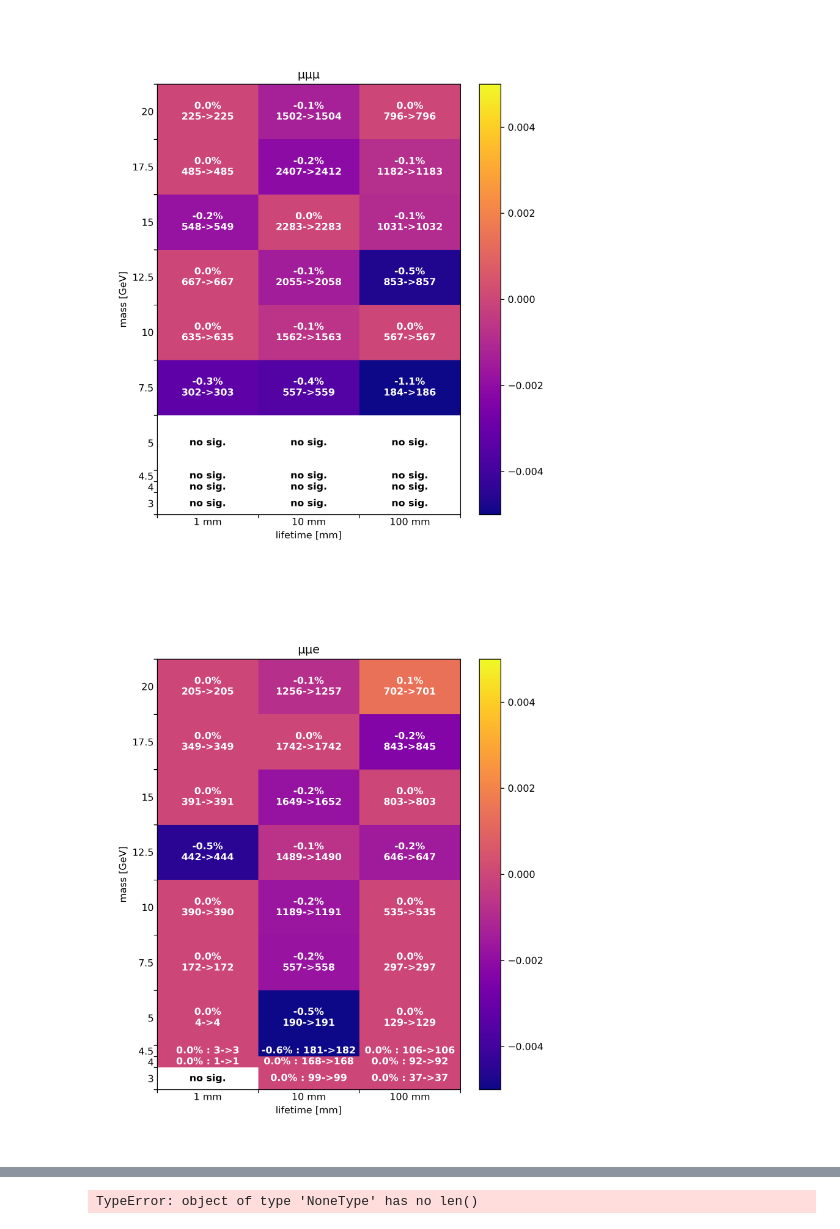
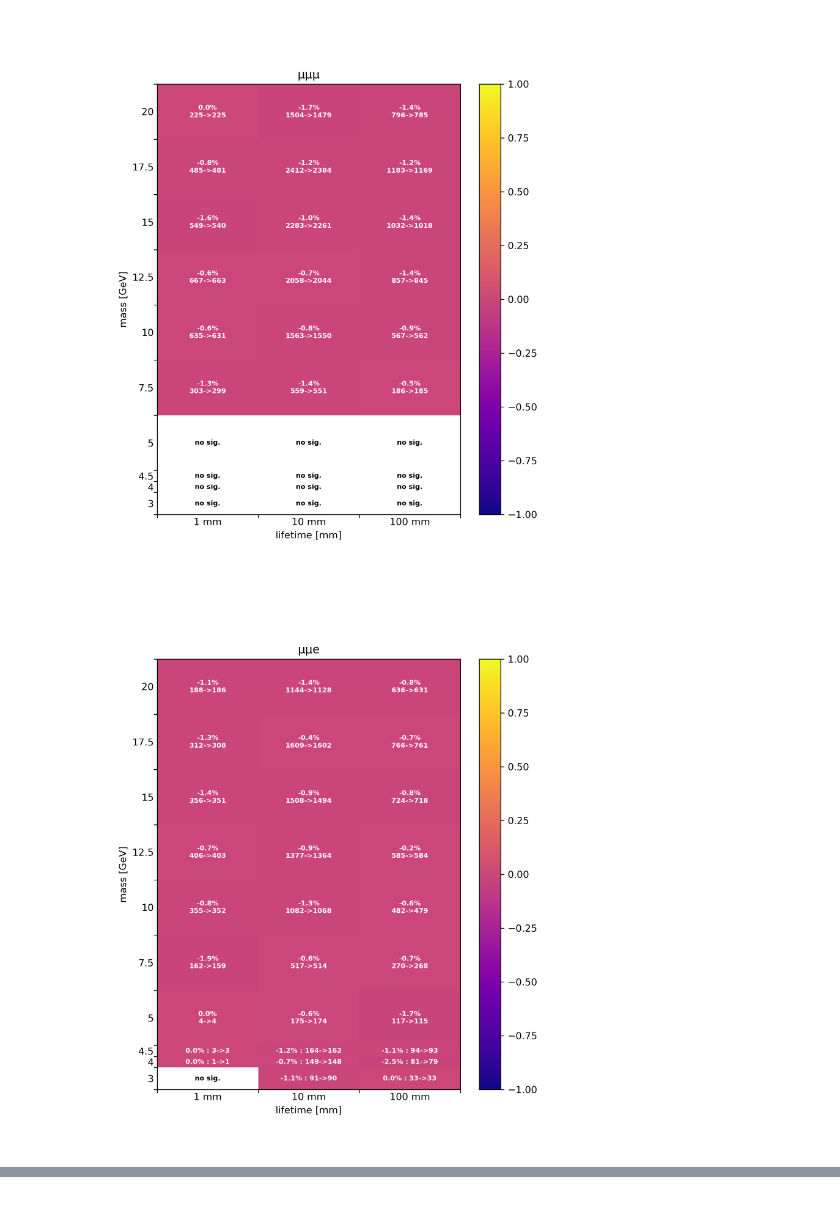
Before and after one commit to robinnewhouse/DHNLAnalysisNotebooks, a Jupyter notebook: ntuple_comparison/compare.ipynb, the cells around one changed output, grey strips where cells are left out. Drawn from its saved outputs; the diff is of its cells as text; code cells hidden in the pictures.

```diff
--- a/ntuple_comparison/compare.ipynb
+++ b/ntuple_comparison/compare.ipynb
@@ -9,6 +9,13 @@ from IPython.display import display, Image
 
 masses = [3, 4, 4.5, 5, 7.5, 10, 12.5, 15, 17.5, 20, 22.5]
 lifetimes = {1:0, 10:1, 100:2}
+
+text_options = {
+    'ha' : 'center',
+    'va' : 'center',
+    'fontweight' : 'bold',
+    'fontsize': 7,
+}
 
 def set_bin_content(mass, lifetime, value, arr):
     ybin = np.max(np.digitize(mass, masses)-1, 0)
@@ -36,21 +43,22 @@ def make_uncertainty_plot(histpath, title, outfile):
 
     # get bins from ntuples
     for hist_file in glob.glob(f'{indir_1}{histpath}'):
-        f_fullrun2_1 = uproot.open(hist_file)
-        f_fullrun2_2 = uproot.open(hist_file.replace(indir_1, indir_2))
+        try:
+            f_fullrun2_1 = uproot.open(hist_file)
+            f_fullrun2_2 = uproot.open(hist_file.replace(indir_1, indir_2))
+        except:
+            continue
+
         count_1 = -100
         count_2 = -100
         try:
-            # count_1 = len(f_fullrun2_1['VSI_LeptonsMod_ntuples_LNC_plus_LNV_mHNL']['HNLm'])
-            count_1 = f_fullrun2_1['VSI_LeptonsMod/CutFlow/CutFlow_weighted_LNC'].pandas()[1:-1].iloc[-3]['count']
-
-        except:
-            pass
+            if weighted: count_1 = f_fullrun2_1['VSI_LeptonsMod/CutFlow/CutFlow_weighted_LNC'].pandas()[1:-1].iloc[-3]['count']
+            else: count_1 = len(f_fullrun2_1['VSI_LeptonsMod_ntuples_LNC_plus_LNV_mHNL']['HNLm'])
+        except: pass
         try:
-            # count_2 = len(f_fullrun2_2['VSI_LeptonsMod_ntuples_LNC_plus_LNV_mHNL']['HNLm'])
-            count_2 = f_fullrun2_2['VSI_LeptonsMod/CutFlow/CutFlow_weighted_LNC'].pandas()[1:-1].iloc[-3]['count']
-        except:
-            pass
+            if weighted: count_2 = f_fullrun2_2['VSI_LeptonsMod/CutFlow/CutFlow_weighted_LNC'].pandas()[1:-1].iloc[-3]['count']
+            else: count_2 = len(f_fullrun2_2['VSI_LeptonsMod_ntuples_LNC_plus_LNV_mHNL']['HNLm'])
+        except: pass
 
         tokens = hist_file.split('histograms_fullrun2_')[1].split('_')
         file_mass = float(tokens[0][:-1].replace('p','.'))
@@ -61,7 +69,7 @@ def make_uncertainty_plot(histpath, title, outfile):
 
         diff = np.nan
         if count_2 >= 0:
-            diff = (count_2-count_1)/count_2
+            diff = (count_2-count_1)/count_1
         set_bin_content(file_mass, file_lifetime, diff, diff_arr)
 
     # do the plotting
@@ -70,7 +78,7 @@ def make_uncertainty_plot(histpath, title, outfile):
 
 def plot_uncertainties(count_arr_1, count_arr_2, diff_arr, title, outfile):
     plt.figure(figsize=[7,8])
-    plt.pcolormesh([0,1,2,3], masses, diff_arr, vmin=-.005, vmax=.005, cmap='plasma')
+    plt.pcolormesh([0,1,2,3], masses, diff_arr, vmin=-.1, vmax=.1, cmap='plasma') # <<<<<<<<<<<<
     plt.colorbar()
     ax = plt.gca()
 
@@ -93,41 +101,39 @@ def plot_uncertainties(count_arr_1, count_arr_2, diff_arr, title, outfile):
     ax.set_ylabel('mass [GeV]')
 
     # set text
     for i in range(len(masses)-1):
         for j in range(len(lifetimes)):
             yloc = j+.5
             xloc = masses[i] + (masses[i+1]-masses[i])/2
             if not np.isnan(diff_arr[i,j]):
                 delim = '\n' if masses[i] >= 5 else ' : '
-                text = f'{diff_arr[i,j]:0.1%}{delim}{int(count_arr_2[i,j])}->{int(count_arr_1[i,j])}'
-                ax.text(yloc, xloc , text,
-                        ha="center", va="center", color="white", fontweight='bold', transform=ax.transData)
+                if weighted: text = f'{diff_arr[i,j]:0.1%}{delim}{count_arr_1[i,j]:0.3f}->{count_arr_2[i,j]:0.3f}'
+                else: text = f'{diff_arr[i,j]:0.1%}{delim}{count_arr_1[i,j]:0.0f}->{count_arr_2[i,j]:0.0f}'
+                ax.text(yloc, xloc , text, color='white', transform=ax.transData, **text_options)
             else:
                 text = 'no sig.'
-                ax.text(yloc, xloc , text,
-                    ha="center", va="center", color="black", fontweight='bold', transform=ax.transData)
+                ax.text(yloc, xloc , text, color="black", transform=ax.transData, **text_options)
 
     os.makedirs(outdir, exist_ok=True)
     plt.savefig(outdir+outfile+'.png', dpi=300)
     plt.savefig(outdir+outfile+'.pdf', dpi=300)
 
-indir_1 = '/data/hnl/v6_histograms/jun15_mc_1_histograms_new_overlap_def_loose_muons/run2_hists/'
-indir_2 = '/data/hnl/v6_histograms/jun15_mc_v6p01_histograms/run2_hists/'
+weighted = False
+indir_1 = '/data/hnl/histograms/v6p0_histograms/'
+indir_2 = '/data/hnl/histograms/v6p1_histograms/'
 outdir = '/home/newhouse/public/Analysis/HNL/dhnlanalysisnotebooks/ntuple_comparison/plots/'
 
 make_uncertainty_plot(histpath=f'histograms_fullrun2_*_uuu.root', title='μμμ', outfile='compare_uuu')
 display(Image(filename=f'{outdir}compare_uuu.png'));
 
 make_uncertainty_plot(histpath='histograms_fullrun2_*_uue.root', title='μμe', outfile='compare_uue')
 display(Image(filename=f'{outdir}compare_uue.png'));
 
 make_uncertainty_plot(histpath='histograms_fullrun2_*_eeu.root', title='eeμ', outfile='compare_eeu')
 display(Image(filename=f'{outdir}compare_eeu.png'));
 
 make_uncertainty_plot(histpath='histograms_fullrun2_*_eee.root', title='eee', outfile='compare_eee')
 display(Image(filename=f'{outdir}compare_eee.png'));
-
-os.system(f'cp -r {outdir} /data/newhouse/forNicky/')
 # %% [output]
-[figure, old version]
+[figure, new version]
-[figure, old version]
+[figure, new version]
@@ -151 +139,0 @@ KeyboardInterrupt
-TypeError: object of type 'NoneType' has no len()
```
Also changed, not shown: parts of 4 cells of this notebook, 8 other files.
